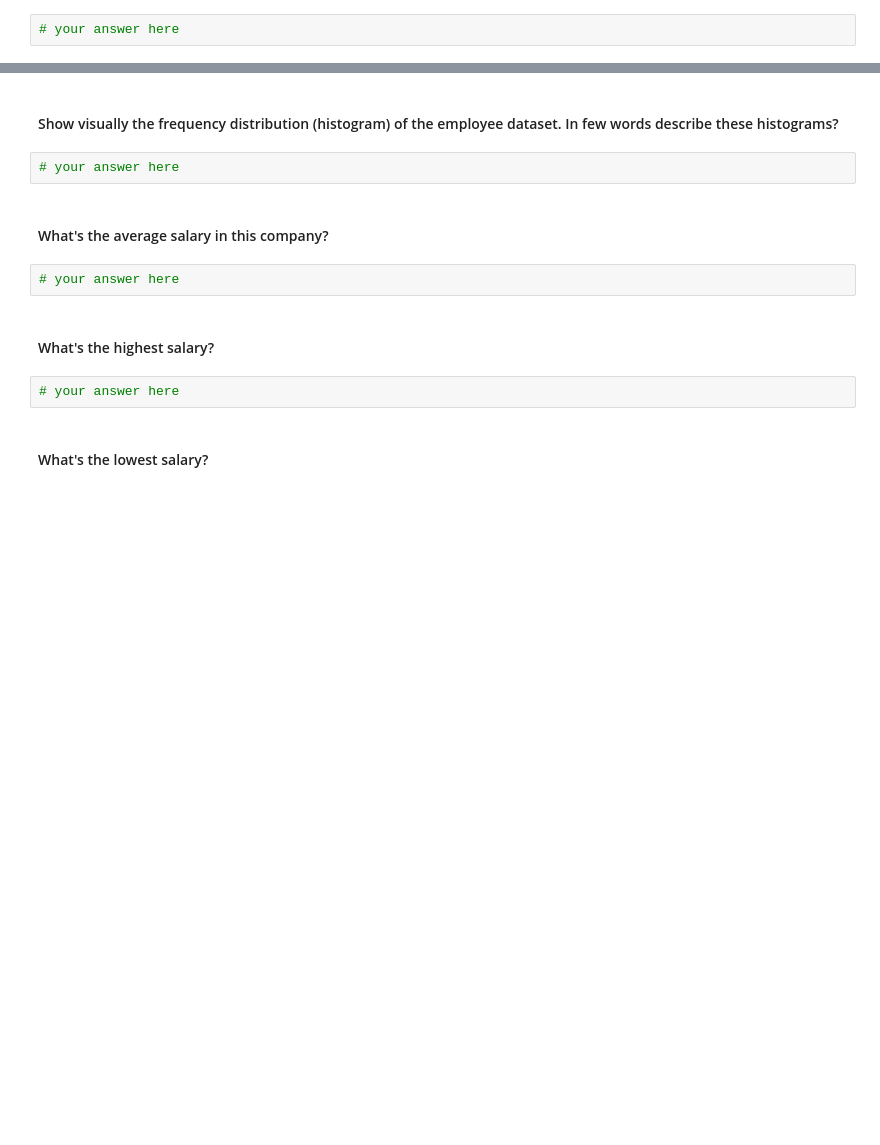
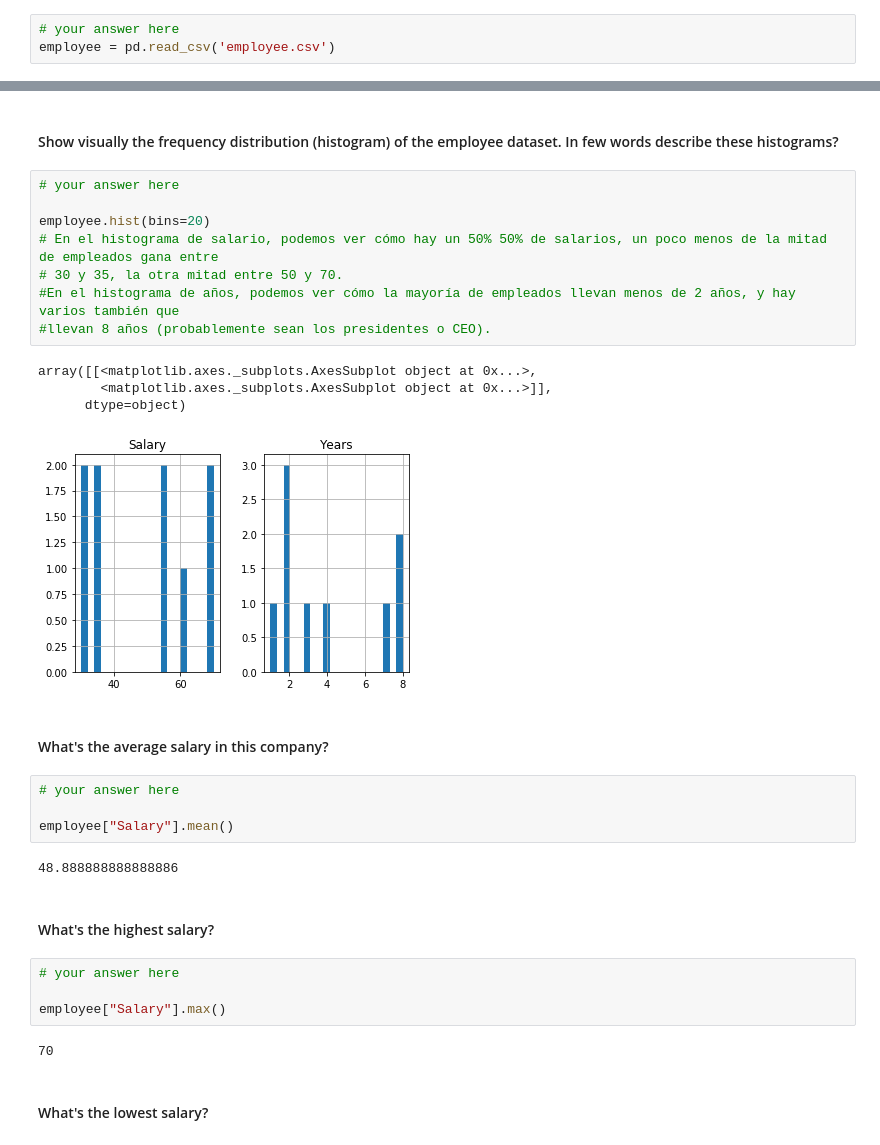
Before and after one commit to LiviaCanet/datamad0119, a Jupyter notebook: module-2/lab-subsetting-and-descriptive-stats/your-code/main.ipynb, the cells around one changed output, grey strips where cells are left out. Drawn from its saved outputs; the diff is of its cells as text; blank space fills up the shorter version.

```diff
--- a/module-2/lab-subsetting-and-descriptive-stats/your-code/main.ipynb
+++ b/module-2/lab-subsetting-and-descriptive-stats/your-code/main.ipynb
@@ -128,5 +130,6 @@ temp.describe()
 #### Load the `employee.csv` file into a DataFrame. Call the dataframe `employee`
 # %%
 # your answer here
+employee = pd.read_csv('employee.csv')
 # %% [markdown]
 #### Explore the data types of the Temp dataframe. Comment your results
@@ -135,15 +151,34 @@ temp.describe()
 # %% [markdown]
 #### Show visually the frequency distribution (histogram) of the employee dataset. In few words describe these histograms?
-# %%
-# your answer here
+# %%
+# your answer here
+
+employee.hist(bins=20)
+# En el histograma de salario, podemos ver cómo hay un 50% 50% de salarios, un poco menos de la mitad de empleados gana entre
+# 30 y 35, la otra mitad entre 50 y 70.
+#En el histograma de años, podemos ver cómo la mayoría de empleados llevan menos de 2 años, y hay varios también que
+#llevan 8 años (probablemente sean los presidentes o CEO).
+# %% [output]
+array([[<matplotlib.axes._subplots.AxesSubplot object at 0x...>,
+        <matplotlib.axes._subplots.AxesSubplot object at 0x...>]],
+      dtype=object)
+[figure, added]
 # %% [markdown]
 #### What's the average salary in this company?
 # %%
 # your answer here
+
+employee["Salary"].mean()
+# %% [output]
+48.888888888888886
 # %% [markdown]
 #### What's the highest salary?
 # %%
 # your answer here
+
+employee["Salary"].max()
+# %% [output]
+70
 # %% [markdown]
 #### What's the lowest salary?
 # %%
```
Also changed, not shown: parts of 44 cells of this notebook.
